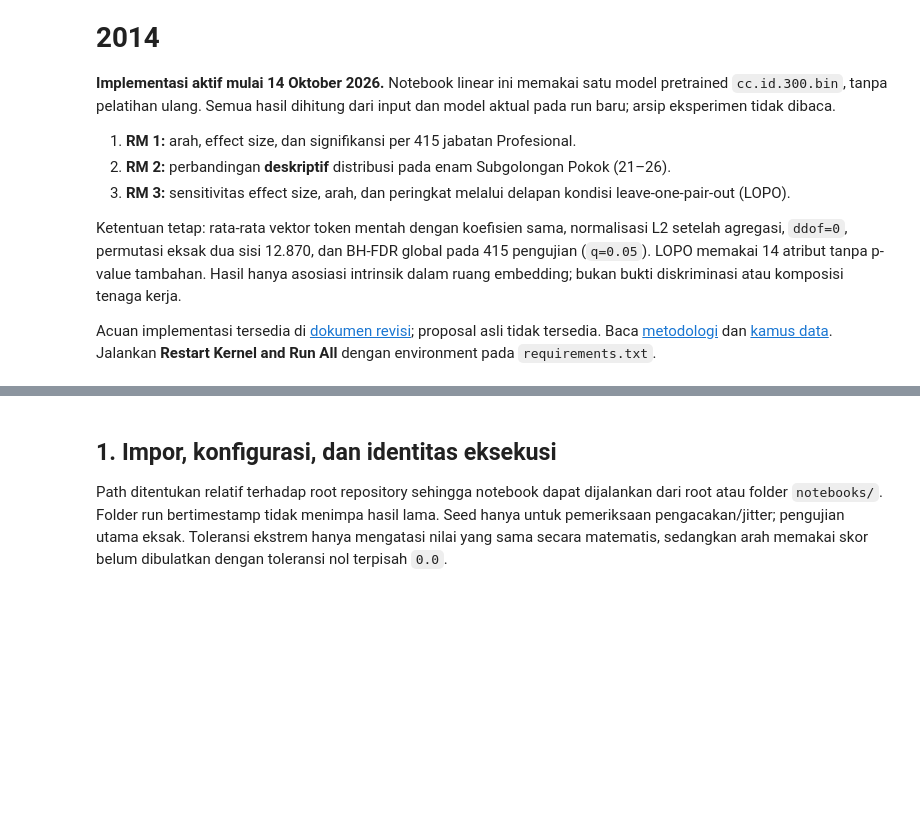
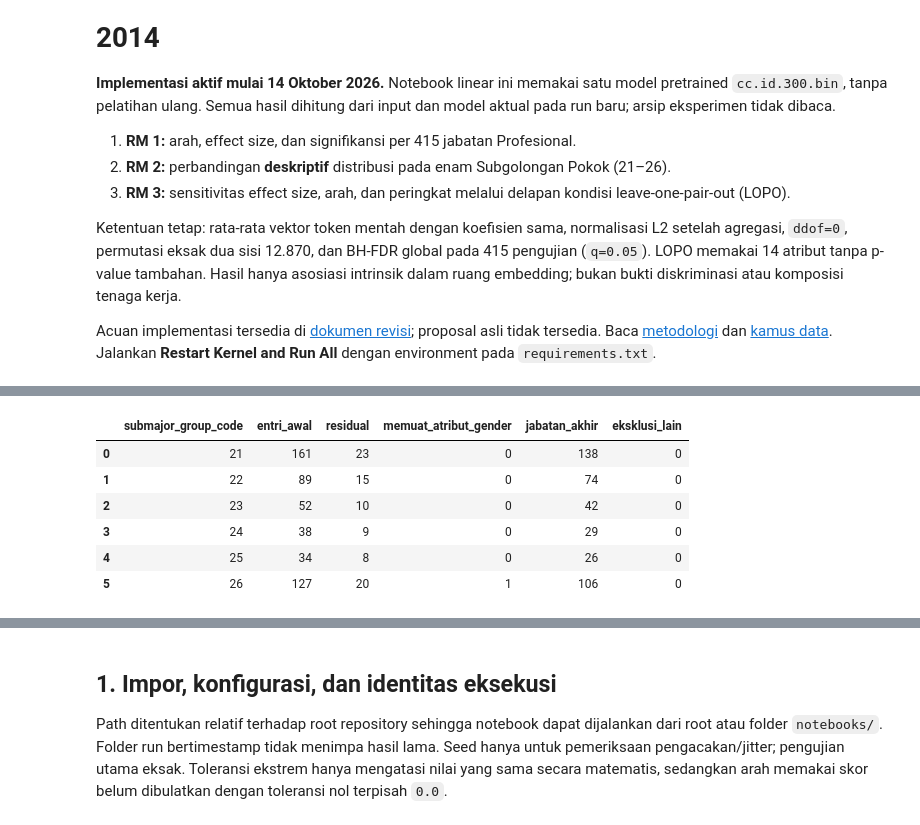
Before and after one commit to wiradityaa/skripsi-weat, a Jupyter notebook: notebooks/analisis_scweat_kbji.ipynb, the cells around one changed output, grey strips where cells are left out. Drawn from its saved outputs; the diff is of its cells as text; code cells hidden in the pictures; blank space fills up the shorter version.

```diff
--- a/notebooks/analisis_scweat_kbji.ipynb
+++ b/notebooks/analisis_scweat_kbji.ipynb
@@ -12,0 +210,99 @@ Acuan implementasi tersedia di [dokumen revisi](../docs/acuan_proposal.md); prop
+# %%
+e_t0 = time.perf_counter()
+def e_normalize(name):
+    text = unicodedata.normalize('NFKC', name).lower()
+    text = text.translate(str.maketrans('', '', e_config['preprocessing']['quotes_deleted']))
+    text = ''.join(' ' if unicodedata.category(ch) in {'Cc', 'Cf'} else ch for ch in text)
+    text = text.translate(str.maketrans({ch: ' ' for ch in e_config['preprocessing']['separators_to_space']}))
+    return re.sub(r'\s+', ' ', text).strip()
+
+e_normalization_cases = {
+    'Ahli Fisika (Umum)': 'ahli fisika umum', 'Pertamanan/Lansekap': 'pertamanan lansekap',
+    'laki-laki': 'laki-laki', '“Ａhli”\u200b(Umum),\tA/B.C': 'ahli umum a b c',
+    "'Ahli' ‘Umum’": 'ahli umum',
+}
+e_check('Kasus aturan normalisasi', [e_normalize(s) for s in e_normalization_cases],
+        list(e_normalization_cases.values()))
+e_lexicon = pd.read_csv(e_root / e_config['lexicon_csv'], dtype=str, keep_default_na=False)
+assert len(e_lexicon) == 8 and e_lexicon['pair_id'].is_unique
+assert e_boolean(e_lexicon['include_baseline']).all()
+assert set(map(tuple, e_lexicon[['male_term', 'female_term']].to_numpy())) == set(map(tuple, e_config['canonical_pairs']))
+e_terms = set(e_lexicon['male_term']) | set(e_lexicon['female_term'])
+assert len(e_terms) == 16 and all(e_normalize(s) == s and len(s.split()) == 1 for s in e_terms)
+e_table['occupation_text'] = e_table['occupation_name'].map(e_normalize)
+e_table['tokens'] = e_table['occupation_text'].str.split()
+e_table['token_count'] = e_table['tokens'].str.len()
+e_table['is_valid_code'] = e_table['occupation_code'].str.fullmatch(r'2\d{3}\.\d{2}')
+e_table['is_duplicate_code'] = e_table['occupation_code'].duplicated(keep=False)
+e_table['is_residual'] = (e_table['occupation_code'].str.endswith('.99')
+                        | e_table['occupation_text'].str.contains(r'lainnya|ybdi|ytdl', regex=True))
+e_table['gender_leakage_terms'] = e_table['tokens'].map(lambda tokens: sorted(set(tokens) & e_terms))
+e_table['contains_gender_attribute'] = e_table['gender_leakage_terms'].str.len().gt(0)
+e_hierarchy_columns = [level + suffix for level in ['major_group', 'submajor_group', 'group', 'subgroup']
+                       for suffix in ['_code', '_name']]
+e_table['hierarchy_complete'] = e_table[e_hierarchy_columns].ne('').all(axis=1)
+e_table['hierarchy_prefix_match'] = (
+    e_table['major_group_code'].eq(e_table['occupation_code'].str[:1])
+    & e_table['submajor_group_code'].eq(e_table['occupation_code'].str[:2])
+    & e_table['submajor_group_code'].isin(e_config['group_order'])
+    & e_table['group_code'].eq(e_table['occupation_code'].str[:3])
+    & e_table['subgroup_code'].eq(e_table['occupation_code'].str[:4]))
+for e_level in e_levels:
+    e_table['hierarchy_prefix_match'] &= e_table[e_level + '_code'].isin(e_levels[e_level])
+e_table['code_name_conflict'] = e_table.groupby('occupation_code')['occupation_name'].transform('nunique').gt(1)
+e_table['duplicate_occupation_name'] = e_table['occupation_name'].duplicated(keep=False)
+e_table['name_nonempty'] = e_table['occupation_name'].str.strip().ne('') & e_table['occupation_text'].ne('')
+e_table['exclusion_reason'] = [
+    '; '.join(reason for reason, flag in [
+        ('kode tidak valid', not row.is_valid_code), ('kode duplikat', row.is_duplicate_code),
+        ('kategori residual', row.is_residual), ('memuat atribut gender', row.contains_gender_attribute),
+        ('nama kosong', not row.name_nonempty), ('hierarki tidak lengkap', not row.hierarchy_complete),
+        ('hierarki tidak sesuai', not row.hierarchy_prefix_match), ('konflik kode–nama', row.code_name_conflict)] if flag)
+    for row in e_table.itertuples()]
+e_table['include_analysis'] = e_table['exclusion_reason'].eq('')
+e_selected = e_table.loc[e_table['include_analysis']]
+e_summary = (e_table.groupby('submajor_group_code').agg(
+    entri_awal=('occupation_code', 'size'), residual=('is_residual', 'sum'),
+    memuat_atribut_gender=('contains_gender_attribute', 'sum'), jabatan_akhir=('include_analysis', 'sum'))
+    .reindex(e_config['group_order']).reset_index())
+e_summary['eksklusi_lain'] = (e_summary['entri_awal'] - e_summary['residual']
+                             - e_summary['memuat_atribut_gender'] - e_summary['jabatan_akhir'])
+e_observed = {'initial': len(e_table), 'residual': int(e_table['is_residual'].sum()),
+              'gender': int(e_table['contains_gender_attribute'].sum()), 'final': len(e_selected)}
+e_check('Checkpoint seleksi dihitung dari PDF', e_observed, e_config['expected_counts'])
+e_check('415 jabatan menurut kelompok 21–26', e_selected.groupby('submajor_group_code').size().to_dict(),
+        e_config['expected_group_counts'])
+e_check('Kode unik, nama terisi, hierarki lengkap/sesuai',
+        [e_table['occupation_code'].is_unique, bool(e_table['is_valid_code'].all()),
+         bool(e_table['name_nonempty'].all()), bool(e_table['hierarchy_complete'].all()),
+         bool(e_table['hierarchy_prefix_match'].all()), bool(e_table['code_name_conflict'].any())],
+        [True, True, True, True, True, False])
+e_check('Residual bukan .99 yang wajib terdeteksi',
+        sorted(e_table.loc[e_table['is_residual'] & ~e_table['occupation_code'].str.endswith('.99'), 'occupation_code']),
+        ['2353.00', '2359.00'])
+e_check('Kebocoran atribut melalui token utuh',
+        e_table.loc[e_table['contains_gender_attribute'], 'occupation_code'].tolist(), ['2635.09'])
+e_check('Substring atribut tidak dianggap token gender', bool(set(e_normalize('Ahli distribusi').split()) & e_terms), False)
+e_check('Residual dan atribut tidak tumpang tindih',
+        int((e_table['is_residual'] & e_table['contains_gender_attribute']).sum()), 0)
+e_token_summary = pd.DataFrame({'kategori': ['satu token', 'multikata'],
+    'aktual': [int(e_selected['token_count'].eq(1).sum()), int(e_selected['token_count'].gt(1).sum())],
+    'acuan': [42, 373]})
+e_token_summary['selisih'] = e_token_summary['aktual'] - e_token_summary['acuan']
+e_check('Komposisi token hasil normalisasi aktual', e_token_summary['aktual'].tolist(), [42, 373])
+e_timings['normalization_selection_seconds'] = time.perf_counter() - e_t0
+display(e_summary)
+display(e_token_summary)
+# Subset transparan: delapan eksklusi pertama menurut kode dan tiga pengecualian wajib.
+e_audit_codes = set(e_table.loc[~e_table['include_analysis']].sort_values('occupation_code').head(8)['occupation_code'])
+e_audit_codes.update(['2353.00', '2359.00', '2635.09'])
+display(e_table.loc[e_table['occupation_code'].isin(e_audit_codes),
+    ['occupation_code', 'occupation_name', 'occupation_text', 'token_count', 'exclusion_reason']])
+# %% [output]
+|  | submajor_group_code | entri_awal | residual | memuat_atribut_gender | jabatan_akhir | eksklusi_lain |
+| 0 | 21 | 161 | 23 | 0 | 138 | 0 |
+| 1 | 22 | 89 | 15 | 0 | 74 | 0 |
+| 2 | 23 | 52 | 10 | 0 | 42 | 0 |
+| 3 | 24 | 38 | 9 | 0 | 29 | 0 |
+| 4 | 25 | 34 | 8 | 0 | 26 | 0 |
+| 5 | 26 | 127 | 20 | 1 | 106 | 0 |
```
Also changed, not shown: parts of 10 cells of this notebook, 30 other files.
